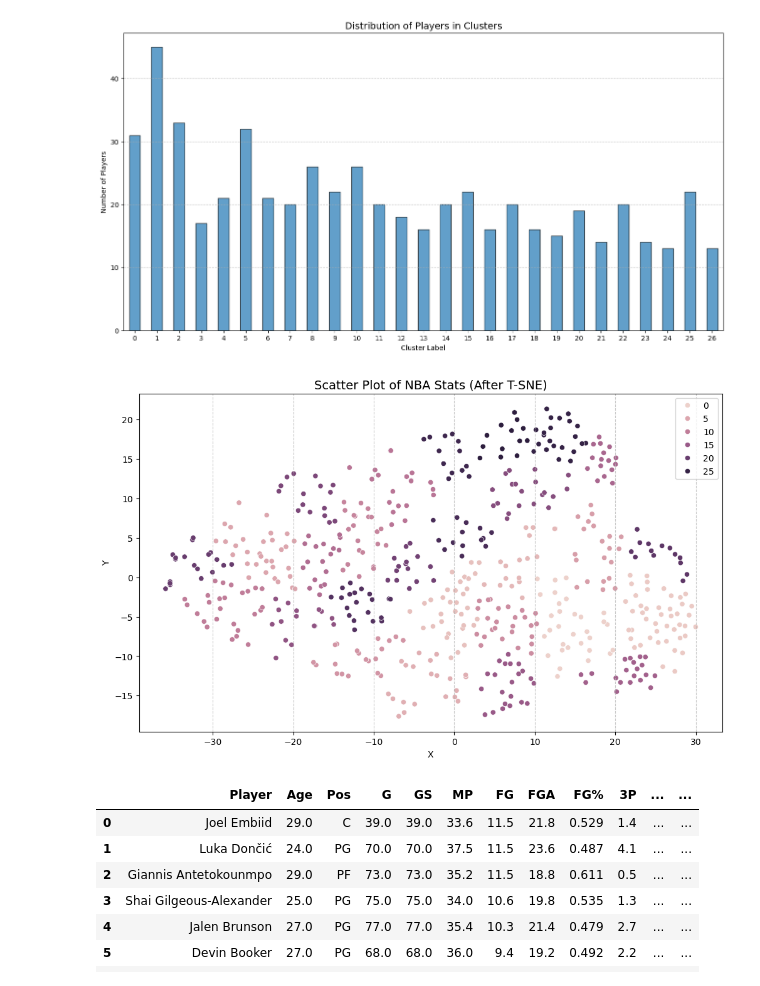
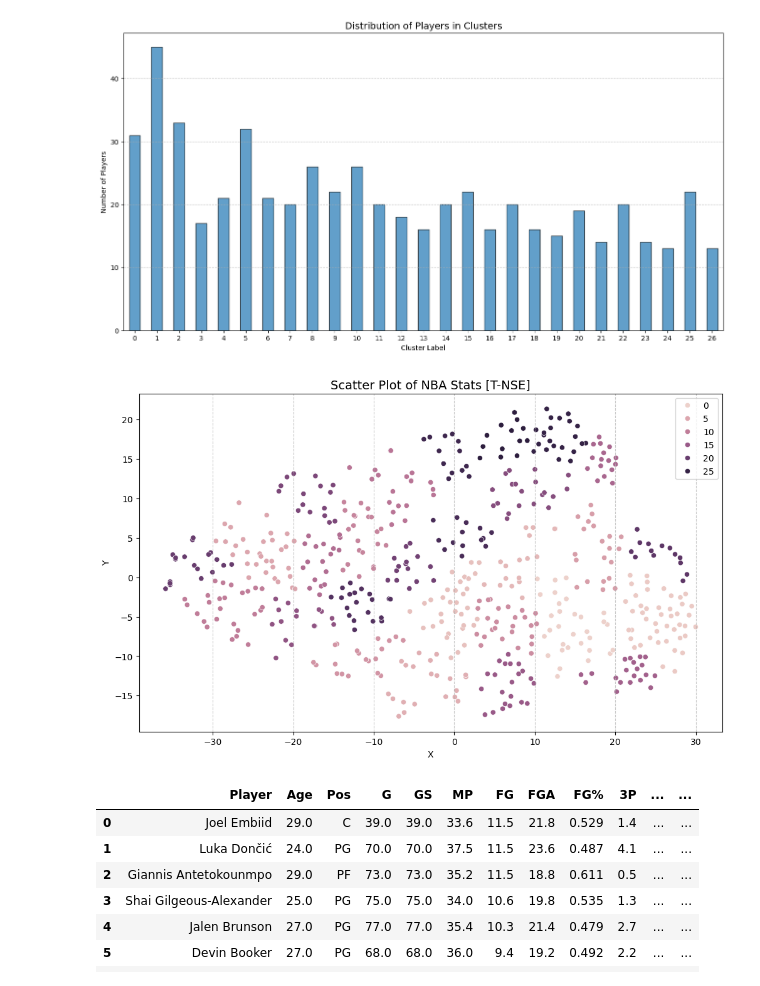
Before and after one commit to RomandRapido/Lansangan_portfolio, a Jupyter notebook: NBA/NBA_Cluster.ipynb, the cells around one changed output. Saved outputs shown, nothing was run; the diff lists cells and outputs as text; code cells hidden in the pictures.

```diff
--- a/NBA/NBA_Cluster.ipynb
+++ b/NBA/NBA_Cluster.ipynb
@@ -784,15 +745,15 @@ Silhouette Score: 0.327
 # %%
 plt.figure(figsize=(12, 7))
 
 sns.scatterplot(x=X_tsne[:,0], y=X_tsne[:,1], hue=cluster_labels)
-plt.title("Scatter Plot of NBA Stats (After T-SNE)", fontsize=14)
+plt.title("Scatter Plot of NBA Stats [T-NSE]", fontsize=14)
 plt.xlabel("X")
 plt.ylabel("Y")
 plt.grid(axis="x", linestyle="--", alpha=0.7)
 
 plt.show()
 # %% [output]
-[figure, old version]
+[figure, new version]
 # %%
 samp_df = pd.concat([df_with_name, pd.Series(cluster_labels, name="Cluster")], axis=1)
 samp_df.to_csv("NBA_2024_Clustering.csv", index=False)
```
Also changed, not shown: parts of 67 cells of this notebook.
